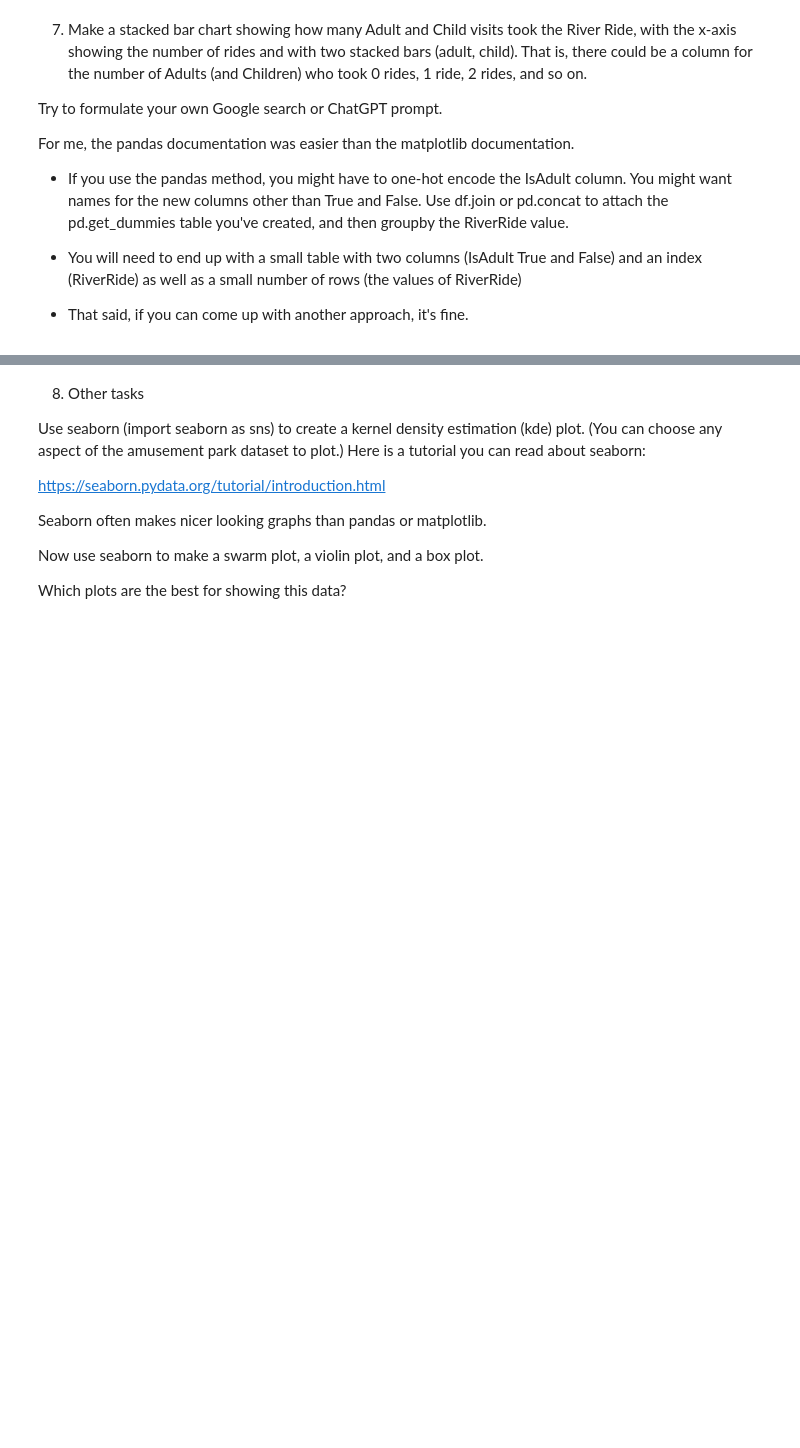
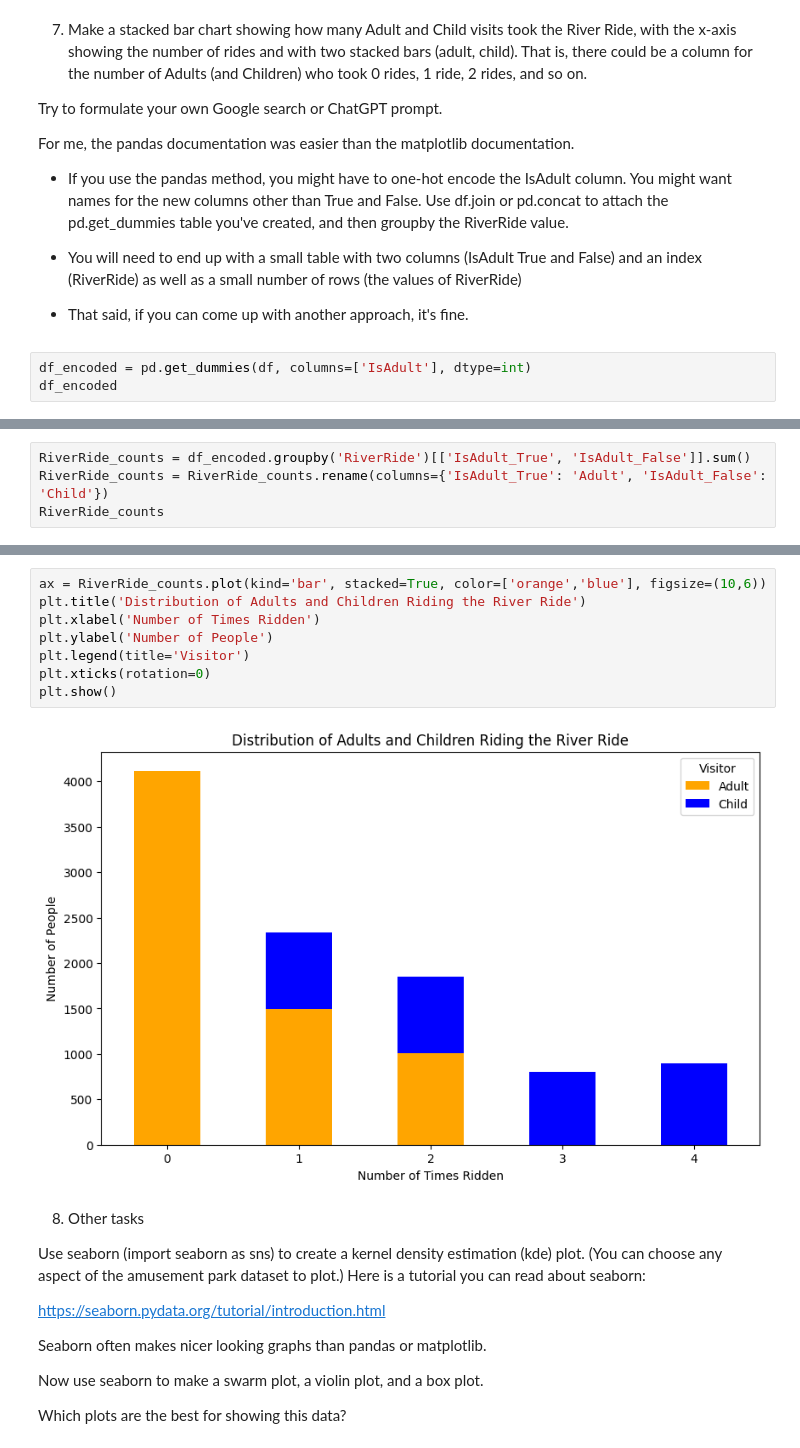
Before and after one commit to aidandig/DX699-ModB2, a Jupyter notebook: Homework/OMDS-ModB2-Week3-DiGregorio-Aidan.ipynb, the cells around one changed output, grey strips where cells are left out. Cells and saved outputs as stored; diff of their text form; blank space fills up the shorter version.

```diff
--- a/Homework/OMDS-ModB2-Week3-DiGregorio-Aidan.ipynb
+++ b/Homework/OMDS-ModB2-Week3-DiGregorio-Aidan.ipynb
@@ -252,3 +426,6 @@ For me, the pandas documentation was easier than the matplotlib documentation.
 * You will need to end up with a small table with two columns (IsAdult True and False) and an index (RiverRide) as well as a small number of rows (the values of RiverRide)
 
 * That said, if you can come up with another approach, it's fine.
+# %%
+df_encoded = pd.get_dummies(df, columns=['IsAdult'], dtype=int)
+df_encoded
@@ -254,0 +446,4 @@ For me, the pandas documentation was easier than the matplotlib documentation.
+# %%
+RiverRide_counts = df_encoded.groupby('RiverRide')[['IsAdult_True', 'IsAdult_False']].sum()
+RiverRide_counts = RiverRide_counts.rename(columns={'IsAdult_True': 'Adult', 'IsAdult_False': 'Child'})
+RiverRide_counts
@@ -255,3 +458,13 @@ For me, the pandas documentation was easier than the matplotlib documentation.
+# %%
+ax = RiverRide_counts.plot(kind='bar', stacked=True, color=['orange','blue'], figsize=(10,6))
+plt.title('Distribution of Adults and Children Riding the River Ride')
+plt.xlabel('Number of Times Ridden')
+plt.ylabel('Number of People')
+plt.legend(title='Visitor')
+plt.xticks(rotation=0)
+plt.show()
+# %% [output]
+[figure, added]
 # %% [markdown]
 8. Other tasks
 
```
Also changed, not shown: parts of 15 cells of this notebook.
